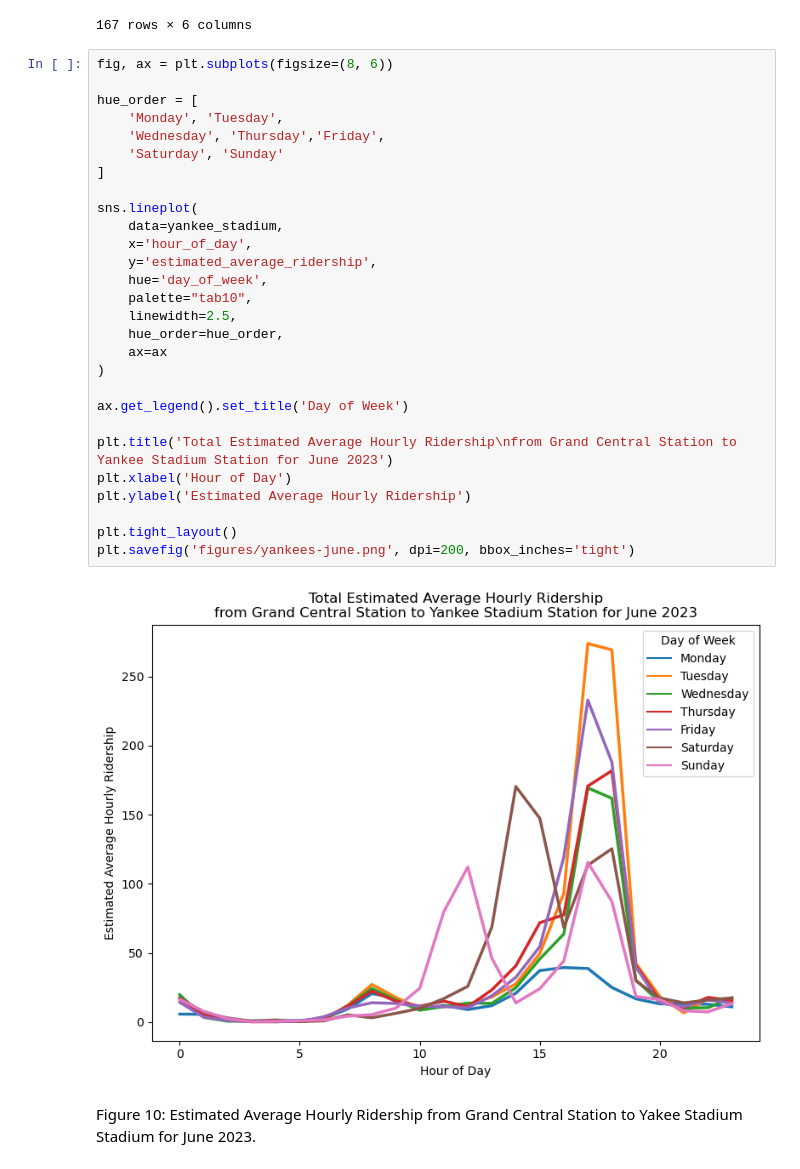
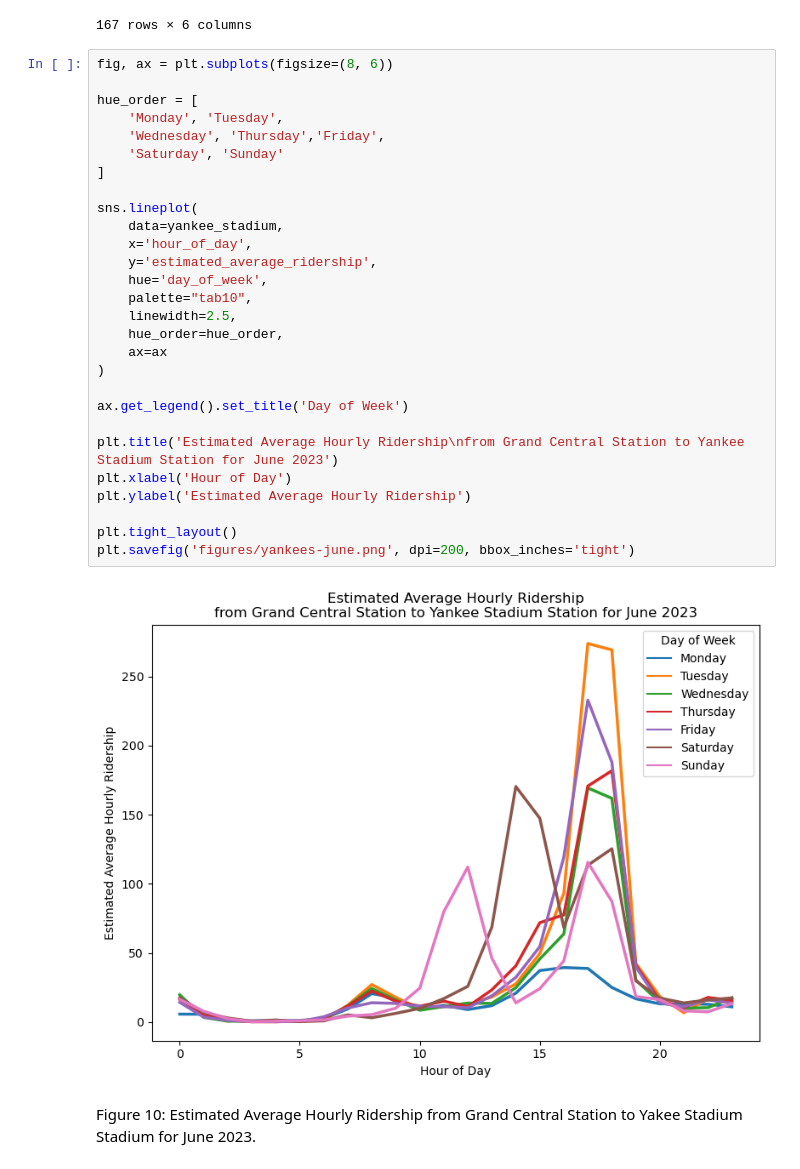
Before and after one commit to mebauer/mta-data, a Jupyter notebook: subway-trips.ipynb, the cells around one changed output. Drawn from its saved outputs; the diff is of its cells as text.

Commit message:
fix confusion figure caption on README

```diff
--- a/subway-trips.ipynb
+++ b/subway-trips.ipynb
@@ -1204,33 +1204,33 @@ yankee_stadium
 # %%
 fig, ax = plt.subplots(figsize=(8, 6))
 
 hue_order = [
     'Monday', 'Tuesday',
     'Wednesday', 'Thursday','Friday',
     'Saturday', 'Sunday'
 ]
 
 sns.lineplot(
     data=yankee_stadium,
     x='hour_of_day',
     y='estimated_average_ridership',
     hue='day_of_week',
     palette="tab10",
     linewidth=2.5,
     hue_order=hue_order,
     ax=ax
 )
 
 ax.get_legend().set_title('Day of Week')
 
-plt.title('Total Estimated Average Hourly Ridership\nfrom Grand Central Station to Yankee Stadium Station for June 2023')
+plt.title('Estimated Average Hourly Ridership\nfrom Grand Central Station to Yankee Stadium Station for June 2023')
 plt.xlabel('Hour of Day')
 plt.ylabel('Estimated Average Hourly Ridership')
 
 plt.tight_layout()
 plt.savefig('figures/yankees-june.png', dpi=200, bbox_inches='tight')
 # %% [output]
-[figure, old version]
+[figure, new version]
 # %% [markdown]
 Figure 10: Estimated Average Hourly Ridership from Grand Central Station to Yakee Stadium Stadium for June 2023.
 # %% [markdown]
```
Also changed, not shown: parts of 32 cells of this notebook, 7 other files.
